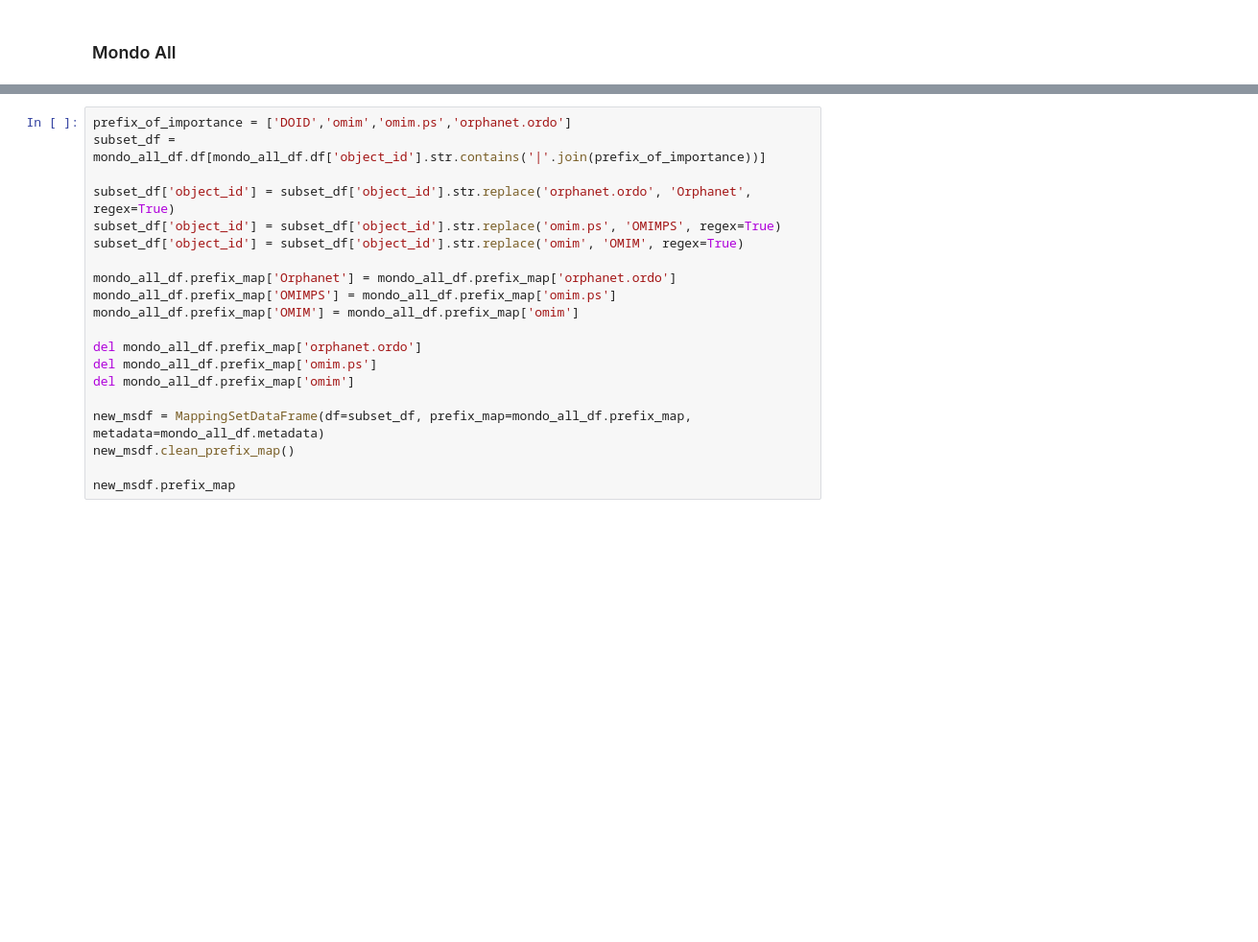
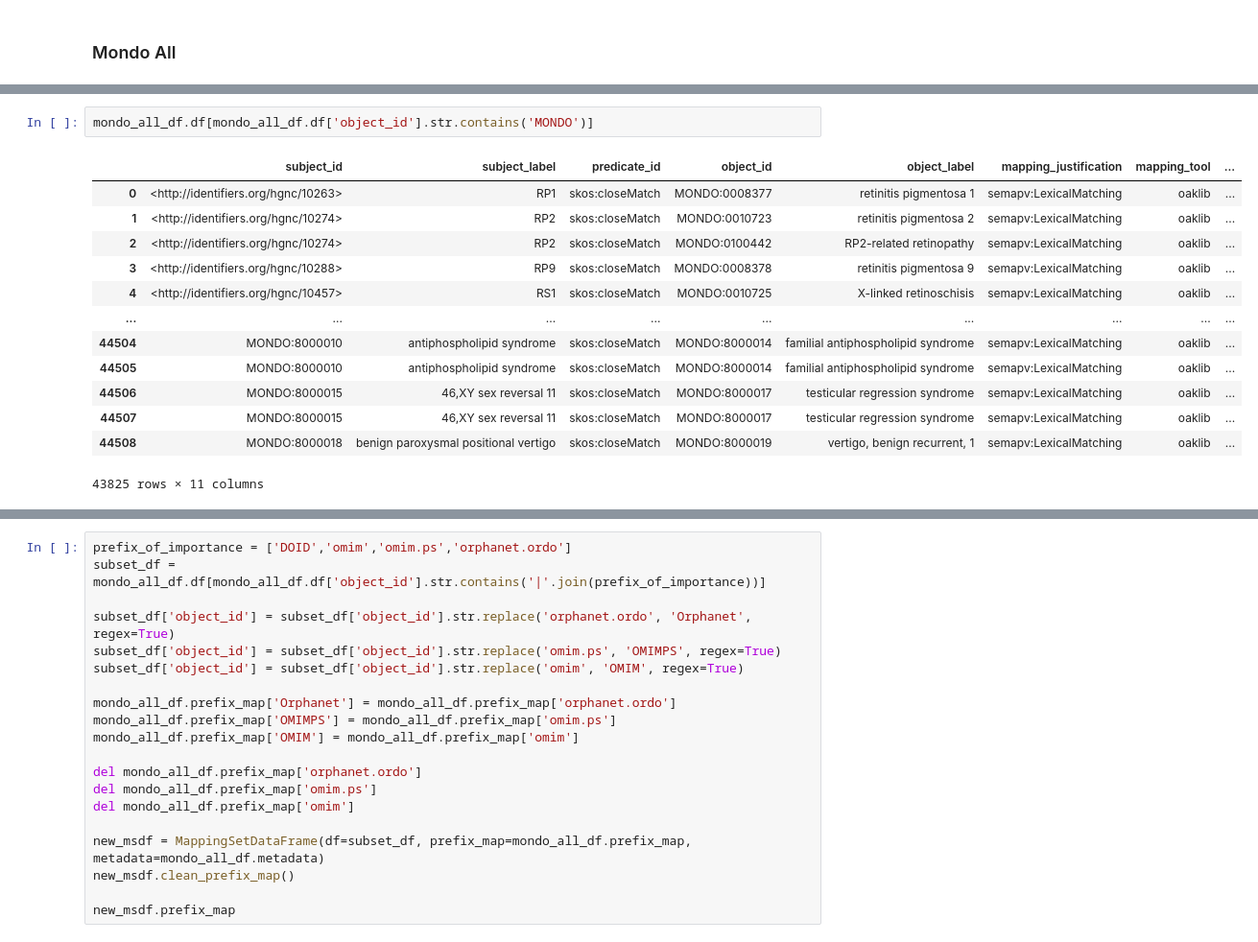
Before and after one commit to monarch-initiative/boomer-examples, a Jupyter notebook: notebooks/Sandbox.ipynb, the cells around one changed output, grey strips where cells are left out. Shown at 96% size. Cells and saved outputs as stored; diff of their text form; blank space fills up the shorter version.

```diff
--- a/notebooks/Sandbox.ipynb
+++ b/notebooks/Sandbox.ipynb
@@ -254,3 +266,19 @@ Name: object_id, dtype: object
+# %%
+mondo_all_df.df[mondo_all_df.df['object_id'].str.contains('MONDO')]
+# %% [output]
+|  | subject_id | subject_label | predicate_id | object_id | object_label | mapping_justification | mapping_tool | ... |
+| 0 | <http://identifiers.org/hgnc/10263> | RP1 | skos:closeMatch | MONDO:0008377 | retinitis pigmentosa 1 | semapv:LexicalMatching | oaklib | ... |
+| 1 | <http://identifiers.org/hgnc/10274> | RP2 | skos:closeMatch | MONDO:0010723 | retinitis pigmentosa 2 | semapv:LexicalMatching | oaklib | ... |
+| 2 | <http://identifiers.org/hgnc/10274> | RP2 | skos:closeMatch | MONDO:0100442 | RP2-related retinopathy | semapv:LexicalMatching | oaklib | ... |
+| 3 | <http://identifiers.org/hgnc/10288> | RP9 | skos:closeMatch | MONDO:0008378 | retinitis pigmentosa 9 | semapv:LexicalMatching | oaklib | ... |
+| 4 | <http://identifiers.org/hgnc/10457> | RS1 | skos:closeMatch | MONDO:0010725 | X-linked retinoschisis | semapv:LexicalMatching | oaklib | ... |
+| ... | ... | ... | ... | ... | ... | ... | ... | ... |
+| 44504 | MONDO:8000010 | antiphospholipid syndrome | skos:closeMatch | MONDO:8000014 | familial antiphospholipid syndrome | semapv:LexicalMatching | oaklib | ... |
+| 44505 | MONDO:8000010 | antiphospholipid syndrome | skos:closeMatch | MONDO:8000014 | familial antiphospholipid syndrome | semapv:LexicalMatching | oaklib | ... |
+| 44506 | MONDO:8000015 | 46,XY sex reversal 11 | skos:closeMatch | MONDO:8000017 | testicular regression syndrome | semapv:LexicalMatching | oaklib | ... |
+| 44507 | MONDO:8000015 | 46,XY sex reversal 11 | skos:closeMatch | MONDO:8000017 | testicular regression syndrome | semapv:LexicalMatching | oaklib | ... |
+| 44508 | MONDO:8000018 | benign paroxysmal positional vertigo | skos:closeMatch | MONDO:8000019 | vertigo, benign recurrent, 1 | semapv:LexicalMatching | oaklib | ... |
+43825 rows × 11 columns
 # %%
 mondo_all_df.prefix_map
 # %% [output]
```
Also changed, not shown: parts of 7 cells of this notebook, 1 other file.
